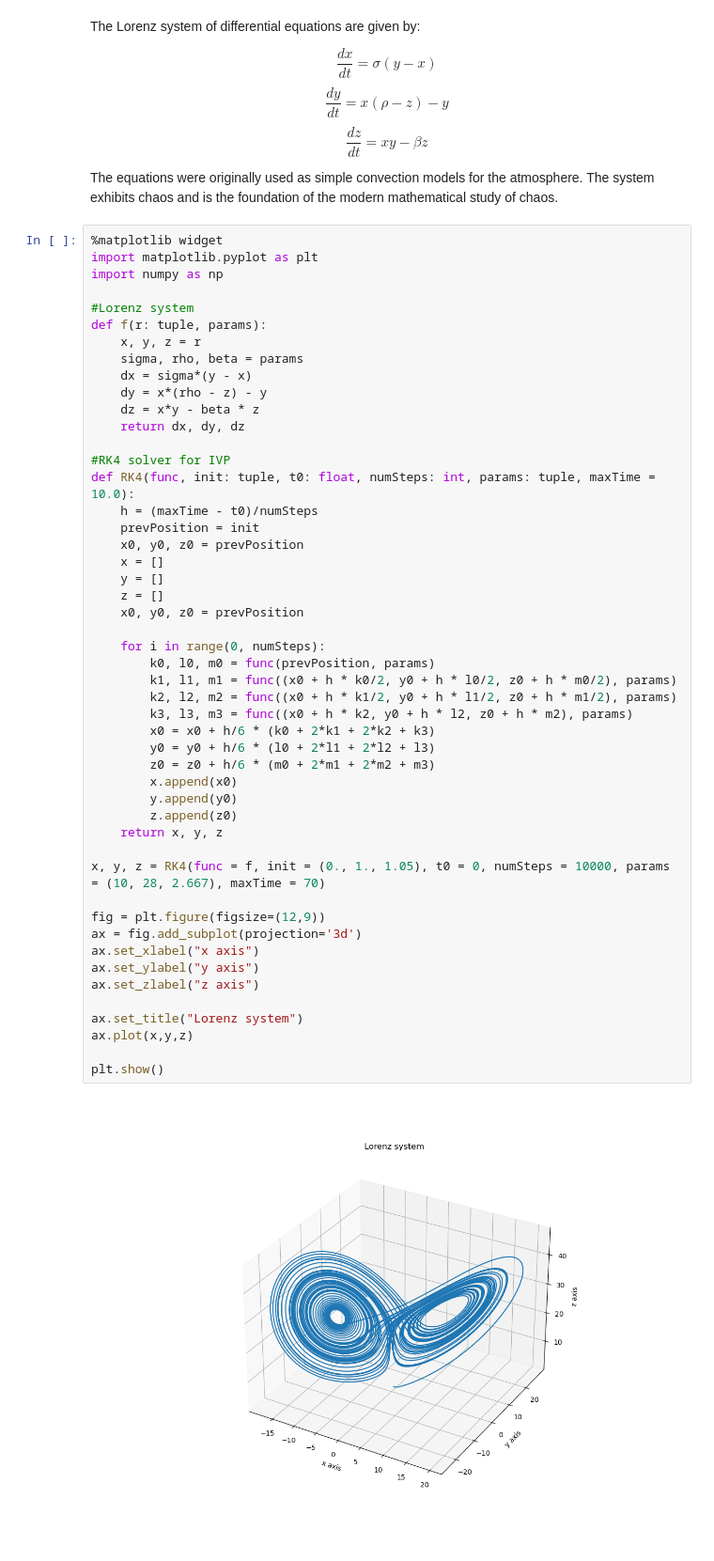
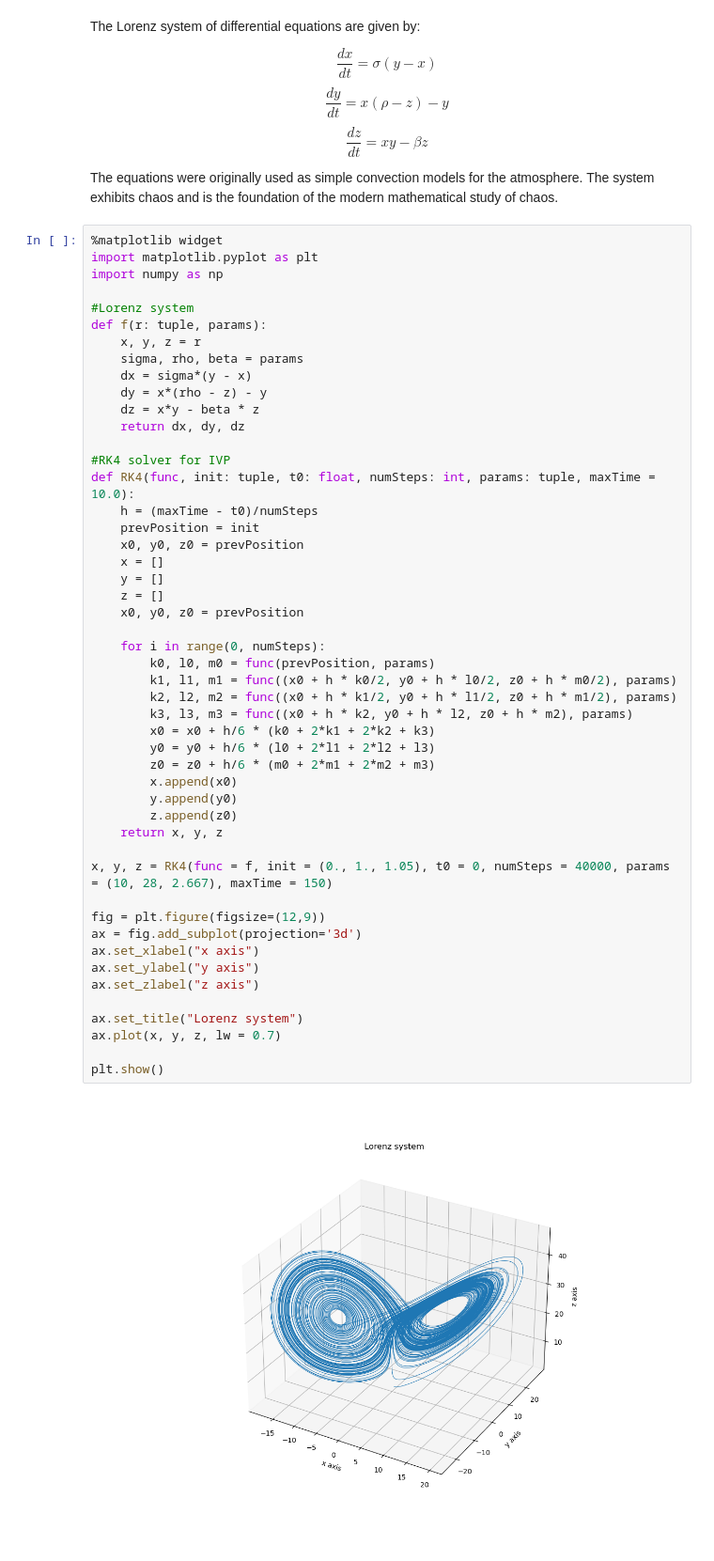
Before and after one commit to Rally0078/ComputationalPhysics, a Jupyter notebook: lorenz.ipynb, the cells around one changed output. Shown: that part at 94% size. Saved outputs shown, nothing was run; the diff lists cells and outputs as text.

```diff
--- a/lorenz.ipynb
+++ b/lorenz.ipynb
@@ -31,33 +31,33 @@ def RK4(func, init: tuple, t0: float, numSteps: int, params: tuple, maxTime = 10
     x0, y0, z0 = prevPosition
     x = []
     y = []
     z = []
     x0, y0, z0 = prevPosition
 
     for i in range(0, numSteps):
         k0, l0, m0 = func(prevPosition, params)
         k1, l1, m1 = func((x0 + h * k0/2, y0 + h * l0/2, z0 + h * m0/2), params)
         k2, l2, m2 = func((x0 + h * k1/2, y0 + h * l1/2, z0 + h * m1/2), params)
         k3, l3, m3 = func((x0 + h * k2, y0 + h * l2, z0 + h * m2), params)
         x0 = x0 + h/6 * (k0 + 2*k1 + 2*k2 + k3)
         y0 = y0 + h/6 * (l0 + 2*l1 + 2*l2 + l3)
         z0 = z0 + h/6 * (m0 + 2*m1 + 2*m2 + m3)
         x.append(x0)
         y.append(y0)
         z.append(z0)
     return x, y, z
 
-x, y, z = RK4(func = f, init = (0., 1., 1.05), t0 = 0, numSteps = 10000, params = (10, 28, 2.667), maxTime = 70)
+x, y, z = RK4(func = f, init = (0., 1., 1.05), t0 = 0, numSteps = 40000, params = (10, 28, 2.667), maxTime = 150)
 
 fig = plt.figure(figsize=(12,9))
 ax = fig.add_subplot(projection='3d')
 ax.set_xlabel("x axis")
 ax.set_ylabel("y axis")
 ax.set_zlabel("z axis")
 
 ax.set_title("Lorenz system")
-ax.plot(x,y,z)
+ax.plot(x, y, z, lw = 0.7)
 
 plt.show()
 # %% [output]
-[figure, old version]
+[figure, new version]
```
